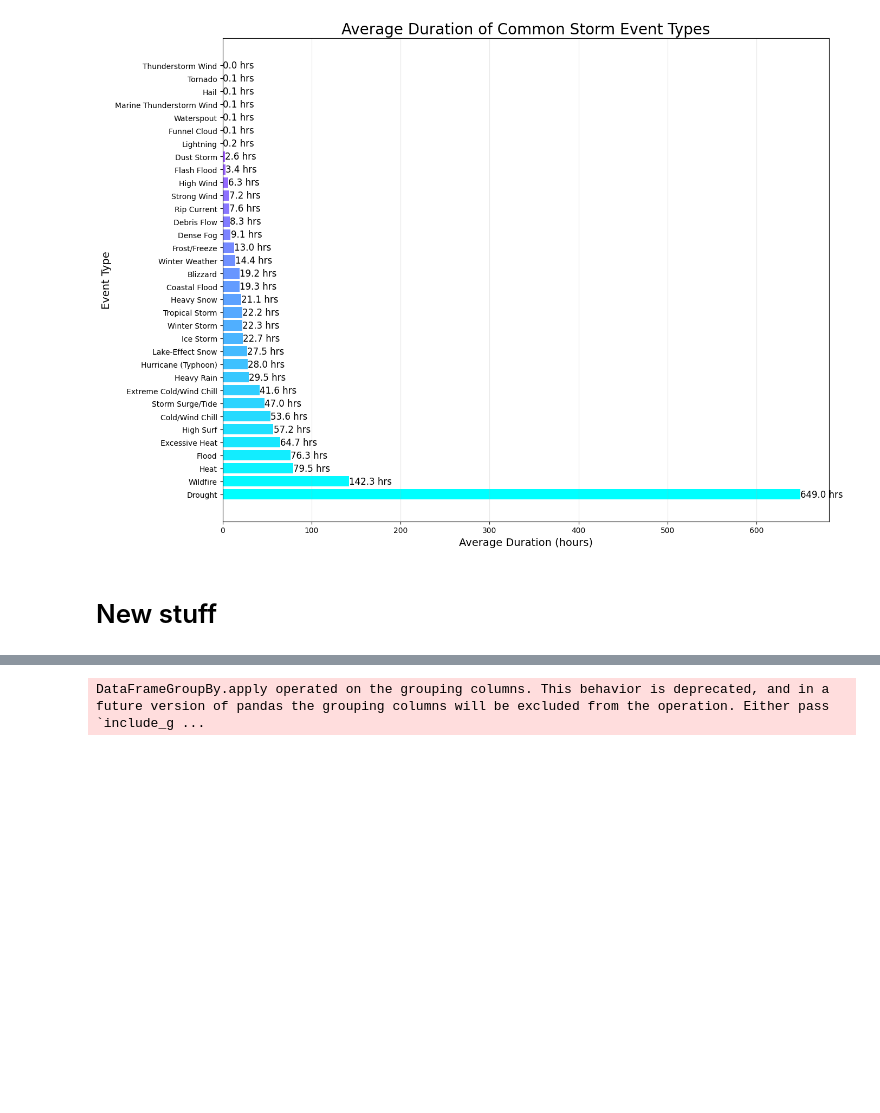
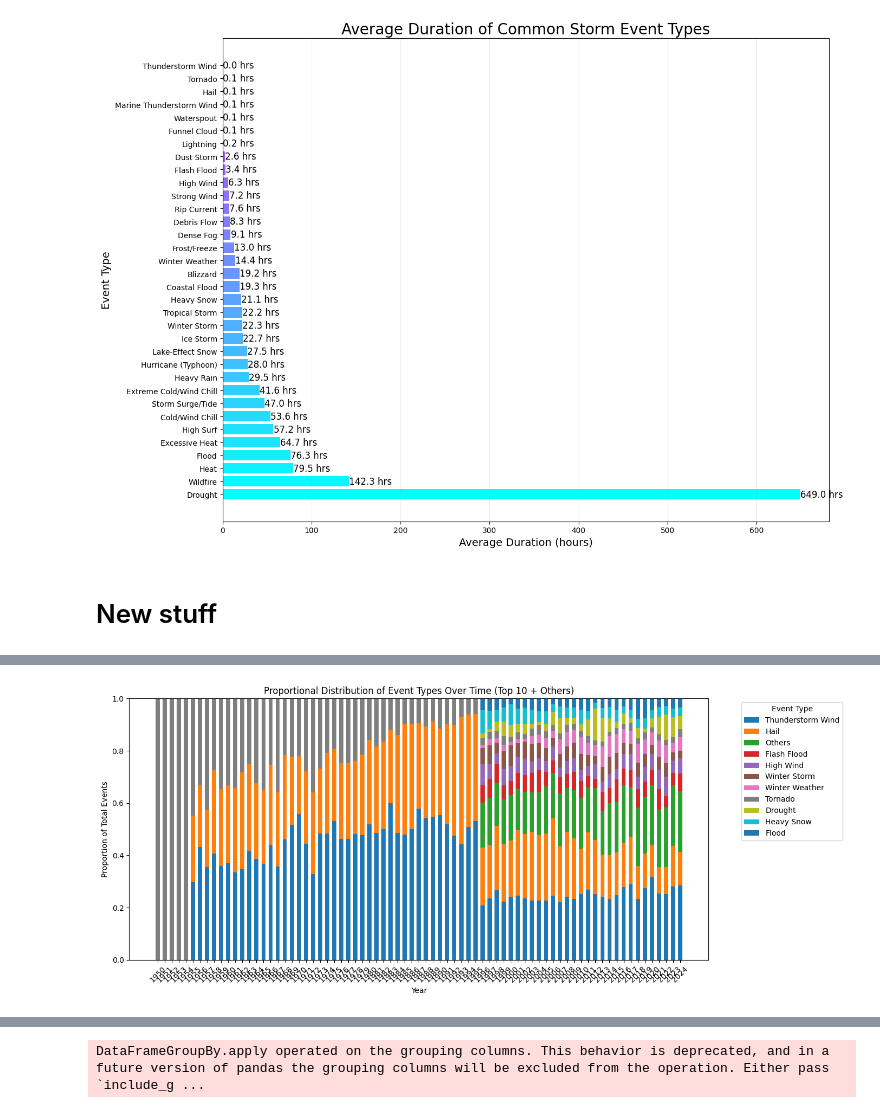
Before and after one commit to com-480-data-visualization/com-480-project-ca_roille_aux_states, a Jupyter notebook: milestone2/EDA.ipynb, the cells around one changed output, grey strips where cells are left out. Saved outputs shown, nothing was run; the diff lists cells and outputs as text; code cells hidden in the pictures; blank space fills up the shorter version.

```diff
--- a/milestone2/EDA.ipynb
+++ b/milestone2/EDA.ipynb
@@ -432,0 +533,28 @@ df_details.sample()
+# %%
+# Define the bar width (default is ~0.8)
+bar_width = 0.6  # smaller = thinner bars
+
+# Set up the plot
+fig, ax = plt.subplots(figsize=(14, 6))
+
+# Get years and positions
+years = proportion_pivot.index
+x = np.arange(len(years))
+
+# Plot stacked bars manually
+bottom = np.zeros(len(years))
+for col in proportion_pivot.columns:
+    ax.bar(x, proportion_pivot[col], bottom=bottom, width=bar_width, label=col)
+    bottom += proportion_pivot[col].values
+
+# Axes and formatting
+ax.set_xticks(x)
+ax.set_xticklabels(years, rotation=45)
+ax.set_xlabel("Year")
+ax.set_ylabel("Proportion of Total Events")
+ax.set_title("Proportional Distribution of Event Types Over Time (Top 10 + Others)")
+ax.legend(title="Event Type", bbox_to_anchor=(1.05, 1), loc='upper left')
+plt.tight_layout()
+plt.show()
+# %% [output]
+[figure, added]
```
Also changed, not shown: parts of 11 cells of this notebook, 6 other files.
